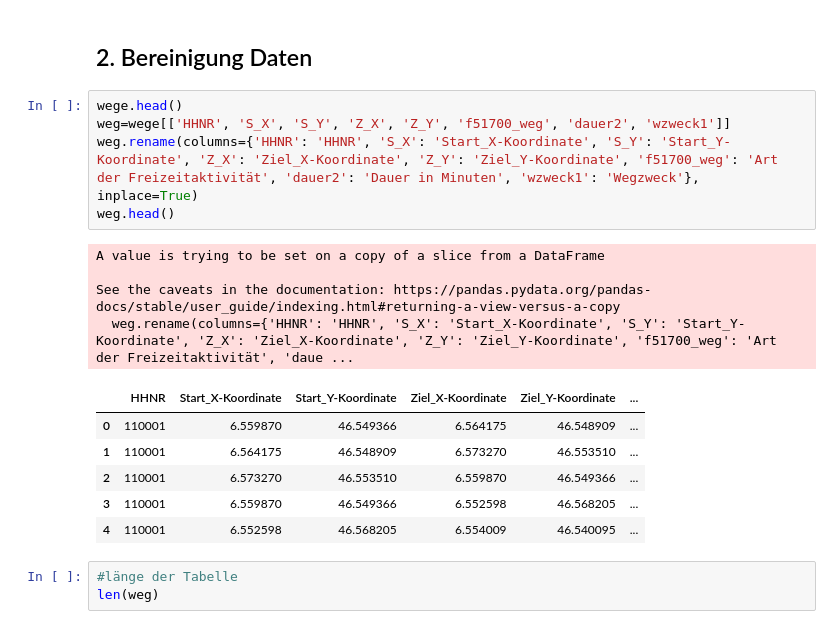
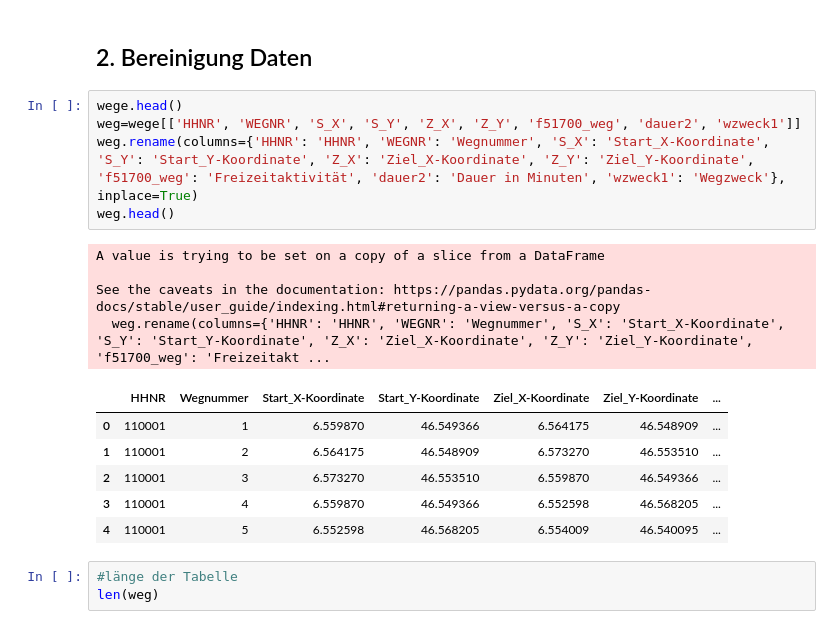
Before and after one commit to larissa-marti/ANM_Gruppe_Y, a Jupyter notebook: merge_wege_zielperson.ipynb, the cells around one changed output. Drawn from its saved outputs; the diff is of its cells as text.

```diff
--- a/merge_wege_zielperson.ipynb
+++ b/merge_wege_zielperson.ipynb
@@ -27,20 +27,20 @@ wege.head()
 ## 2. Bereinigung Daten
 # %%
 wege.head()
-weg=wege[['HHNR', 'S_X', 'S_Y', 'Z_X', 'Z_Y', 'f51700_weg', 'dauer2', 'wzweck1']]
-weg.rename(columns={'HHNR': 'HHNR', 'S_X': 'Start_X-Koordinate', 'S_Y': 'Start_Y-Koordinate', 'Z_X': 'Ziel_X-Koordinate', 'Z_Y': 'Ziel_Y-Koordinate', 'f51700_weg': 'Art der Freizeitaktivität', 'dauer2': 'Dauer in Minuten', 'wzweck1': 'Wegzweck'}, inplace=True)
+weg=wege[['HHNR', 'WEGNR', 'S_X', 'S_Y', 'Z_X', 'Z_Y', 'f51700_weg', 'dauer2', 'wzweck1']]
+weg.rename(columns={'HHNR': 'HHNR', 'WEGNR': 'Wegnummer', 'S_X': 'Start_X-Koordinate', 'S_Y': 'Start_Y-Koordinate', 'Z_X': 'Ziel_X-Koordinate', 'Z_Y': 'Ziel_Y-Koordinate', 'f51700_weg': 'Freizeitaktivität', 'dauer2': 'Dauer in Minuten', 'wzweck1': 'Wegzweck'}, inplace=True)
 weg.head()
 # %% [output]
 A value is trying to be set on a copy of a slice from a DataFrame
 
 See the caveats in the documentation: https://pandas.pydata.org/pandas-docs/stable/user_guide/indexing.html#returning-a-view-versus-a-copy
-  weg.rename(columns={'HHNR': 'HHNR', 'S_X': 'Start_X-Koordinate', 'S_Y': 'Start_Y-Koordinate', 'Z_X': 'Ziel_X-Koordinate', 'Z_Y': 'Ziel_Y-Koordinate', 'f51700_weg': 'Art der Freizeitaktivität', 'daue ...
+  weg.rename(columns={'HHNR': 'HHNR', 'WEGNR': 'Wegnummer', 'S_X': 'Start_X-Koordinate', 'S_Y': 'Start_Y-Koordinate', 'Z_X': 'Ziel_X-Koordinate', 'Z_Y': 'Ziel_Y-Koordinate', 'f51700_weg': 'Freizeitakt ...
-|  | HHNR | Start_X-Koordinate | Start_Y-Koordinate | Ziel_X-Koordinate | Ziel_Y-Koordinate | ... |
-| 0 | 110001 | 6.559870 | 46.549366 | 6.564175 | 46.548909 | ... |
-| 1 | 110001 | 6.564175 | 46.548909 | 6.573270 | 46.553510 | ... |
-| 2 | 110001 | 6.573270 | 46.553510 | 6.559870 | 46.549366 | ... |
-| 3 | 110001 | 6.559870 | 46.549366 | 6.552598 | 46.568205 | ... |
-| 4 | 110001 | 6.552598 | 46.568205 | 6.554009 | 46.540095 | ... |
+|  | HHNR | Wegnummer | Start_X-Koordinate | Start_Y-Koordinate | Ziel_X-Koordinate | Ziel_Y-Koordinate | ... |
+| 0 | 110001 | 1 | 6.559870 | 46.549366 | 6.564175 | 46.548909 | ... |
+| 1 | 110001 | 2 | 6.564175 | 46.548909 | 6.573270 | 46.553510 | ... |
+| 2 | 110001 | 3 | 6.573270 | 46.553510 | 6.559870 | 46.549366 | ... |
+| 3 | 110001 | 4 | 6.559870 | 46.549366 | 6.552598 | 46.568205 | ... |
+| 4 | 110001 | 5 | 6.552598 | 46.568205 | 6.554009 | 46.540095 | ... |
 # %%
 #länge der Tabelle
 len(weg)
```
Also changed, not shown: parts of 5 cells of this notebook.
